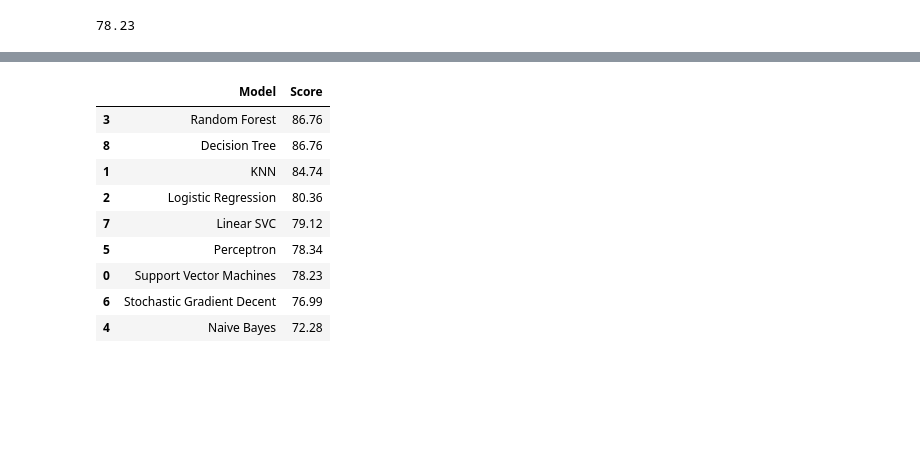
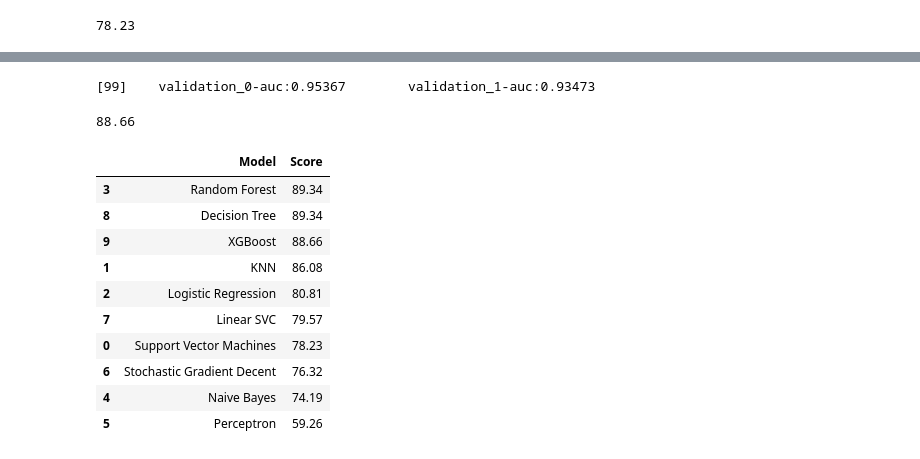
Before and after one commit to Jlumin/Kaggle_Titanic, a Jupyter notebook: Titanic.ipynb, the cells around one changed output, grey strips where cells are left out. Saved outputs shown, nothing was run; the diff lists cells and outputs as text; code cells hidden in the pictures; blank space fills up the shorter version.

```diff
--- a/Titanic.ipynb
+++ b/Titanic.ipynb
@@ -410,6 +438,7 @@ test_df.head(10)
 # %%
-X_train = train_df.drop("Survived", axis=1)
+X_train = train_df.drop(["Survived","Ticket"], axis=1)
 Y_train = train_df["Survived"]
-X_test  = test_df.drop("PassengerId", axis=1).copy()
+X_test  = test_df.drop(["PassengerId","Cabin_X"], axis=1).copy()
+#X_test["Cabin_T"] = 0
 X_train.shape, Y_train.shape, X_test.shape
 # %% [output]
@@ -521,11 +589,10 @@ acc_decision_tree
 # %%
 # Random Forest
 
-random_forest = RandomForestClassifier(n_estimators=100)
+random_forest = RandomForestClassifier(n_estimators=50)
 random_forest.fit(X_train, Y_train)
 Y_pred = random_forest.predict(X_test)
 random_forest.score(X_train, Y_train)
 acc_random_forest = round(random_forest.score(X_train, Y_train) * 100, 2)
-print(rmsle(Y_train, xgb_train_pred))
 acc_random_forest
 # %% [output]
@@ -562,24 +600,41 @@ print("LGBM score: {:.4f} ({:.4f})\n" .format(score.mean(), score.std()))
+# %%
+
+train_x, valid_x, train_y, valid_y = model_selection.train_test_split(X_train, Y_train,
+                                                                    test_size=0.25,stratify=Y_train,random_state=0)
+eval_set = [(train_x,train_y),(valid_x,valid_y)]
+# %%
+
+xgbc = XGBClassifier(objective='binary:logistic', learning_rate=1)
+xgbc.fit(X_train, Y_train,eval_metric=['auc'],eval_set=eval_set,verbose=True)
+Y_pred = xgbc.predict(X_test)
+xgbc.score(X_train, Y_train)
+acc_xgb = round(xgbc.score(X_train, Y_train) * 100, 2)
+acc_xgb
+# %% [output]
+[99]    validation_0-auc:0.95367        validation_1-auc:0.93473
+88.66
 # %%
 models = pd.DataFrame({
     'Model': ['Support Vector Machines', 'KNN', 'Logistic Regression',
               'Random Forest', 'Naive Bayes', 'Perceptron',
               'Stochastic Gradient Decent', 'Linear SVC',
-              'Decision Tree'],
+              'Decision Tree', 'XGBoost'],
     'Score': [acc_svc, acc_knn, acc_log,
               acc_random_forest, acc_gaussian, acc_perceptron,
-              acc_sgd, acc_linear_svc, acc_decision_tree]})
+              acc_sgd, acc_linear_svc, acc_decision_tree, acc_xgb]})
 models.sort_values(by='Score', ascending=False)
 # %% [output]
 |  | Model | Score |
-| 3 | Random Forest | 86.76 |
-| 8 | Decision Tree | 86.76 |
-| 1 | KNN | 84.74 |
-| 2 | Logistic Regression | 80.36 |
-| 7 | Linear SVC | 79.12 |
-| 5 | Perceptron | 78.34 |
+| 3 | Random Forest | 89.34 |
+| 8 | Decision Tree | 89.34 |
+| 9 | XGBoost | 88.66 |
+| 1 | KNN | 86.08 |
+| 2 | Logistic Regression | 80.81 |
+| 7 | Linear SVC | 79.57 |
 | 0 | Support Vector Machines | 78.23 |
-| 6 | Stochastic Gradient Decent | 76.99 |
-| 4 | Naive Bayes | 72.28 |
+| 6 | Stochastic Gradient Decent | 76.32 |
+| 4 | Naive Bayes | 74.19 |
+| 5 | Perceptron | 59.26 |
 # %%
 submission = pd.DataFrame({
         "PassengerId": test_df["PassengerId"],
```
Also changed, not shown: parts of 54 cells of this notebook.
